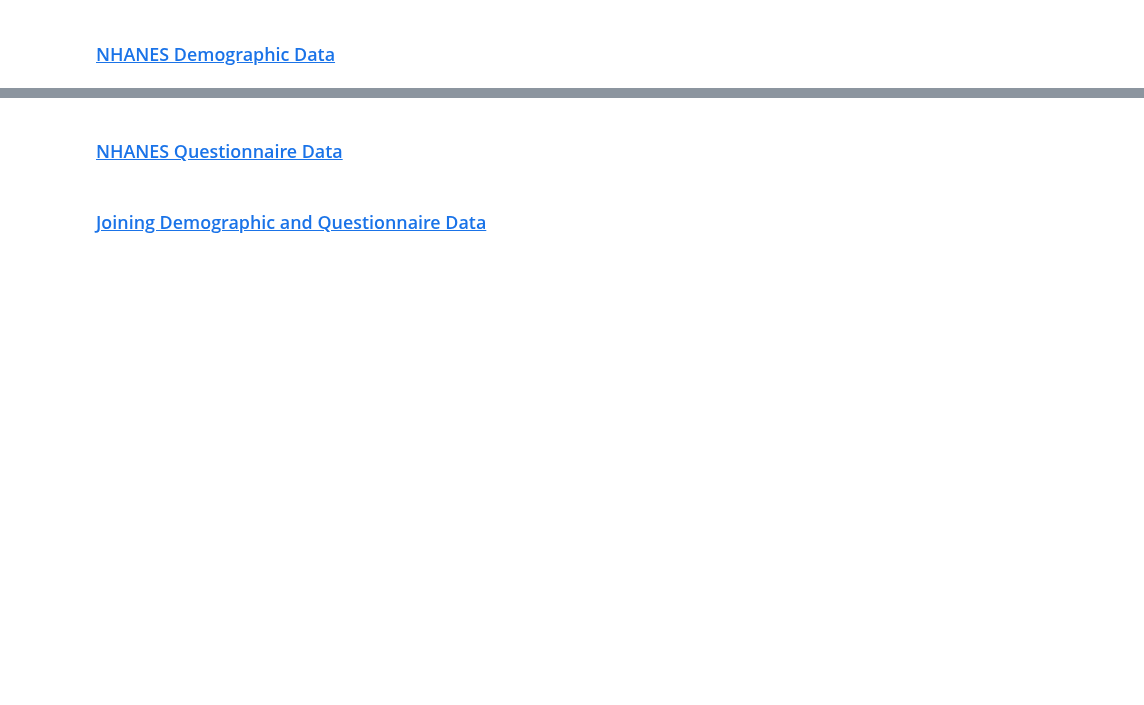
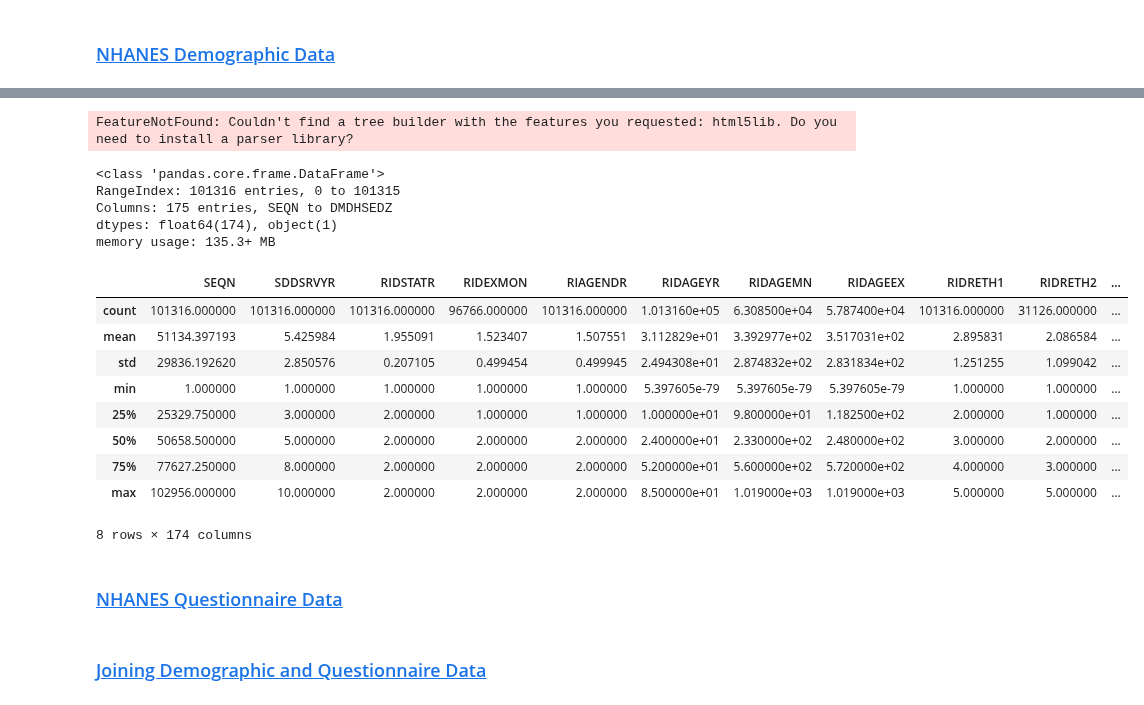
Before and after one commit to kkrusere/NHANES-Data-Visualization-Dashboard-on-Health-Disparities-and-Inequities, a Jupyter notebook: Health-Disparities.ipynb, the cells around one changed output, grey strips where cells are left out. Cells and saved outputs as stored; diff of their text form; code cells hidden in the pictures; blank space fills up the shorter version.

```diff
--- a/Health-Disparities.ipynb
+++ b/Health-Disparities.ipynb
@@ -92,0 +129,4 @@ nhanes_data_api = NHANESDataAPI()
+# %%
+#we are now ging to retrierve all the demographic data from 1999 to 2018
+demo_dataframe = nhanes_data_api.retrieve_data(data_category='demographics', cycle='1999-2018', filename='Demographic Variables & Sample Weights')
+demo_dataframe.head(5)
@@ -92,0 +141,4 @@ nhanes_data_api = NHANESDataAPI()
+# %%
+#first we change the datatype of the `SEQN` column from float to just an object or a string
+demo_dataframe['SEQN'] = demo_dataframe['SEQN'].astype(int)
+demo_dataframe['SEQN'] = demo_dataframe['SEQN'].astype(str)
@@ -92,0 +374,3 @@ nhanes_data_api = NHANESDataAPI()
+# %%
+#we are going to drop the columns from our main demo_dataframe
+demo_dataframe = demo_dataframe.drop(columns=list_of_variables_to_be_removed)
@@ -93,3 +453,45 @@ nhanes_data_api = NHANESDataAPI()
+# %%
+
+url = f"https://wwwn.cdc.gov/Nchs/Nhanes/{cycle_year}/{data_File_Name}.htm"
+req = requests.get(url)
+content = req.text
+soup = BeautifulSoup(content, 'html5lib')
+
+mydivs = soup.find_all("div", {"class": "pagebreak"})
+for i, div in enumerate(mydivs):
+    x = div.find_all_next()
+    variable = x[0]["id"]
+    if variable in variable_list:
+        variable_sas_label[variable] = x[5].text
+        variable_English_Text[variable] = {x[7].text}
+        if div.find("table") is not None:
+            #pd.read_html with flavor='bs4' to read the HTML table
+            table = pd.read_html(str(div.find('table')), flavor='bs4')[0]
+            varibale_code_table[variable] = table
+# %% [output]
+FeatureNotFound: Couldn't find a tree builder with the features you requested: html5lib. Do you need to install a parser library?
+# %%
+#we need to do a lot of cleanup on the data, and we are going to do some descriptive statistics on the dataframe
+demo_dataframe.info()
+# %% [output]
+<class 'pandas.core.frame.DataFrame'>
+RangeIndex: 101316 entries, 0 to 101315
+Columns: 175 entries, SEQN to DMDHSEDZ
+dtypes: float64(174), object(1)
+memory usage: 135.3+ MB
+# %%
+demo_dataframe.describe()
+# %% [output]
+|  | SEQN | SDDSRVYR | RIDSTATR | RIDEXMON | RIAGENDR | RIDAGEYR | RIDAGEMN | RIDAGEEX | RIDRETH1 | RIDRETH2 | ... |
+| count | 101316.000000 | 101316.000000 | 101316.000000 | 96766.000000 | 101316.000000 | 1.013160e+05 | 6.308500e+04 | 5.787400e+04 | 101316.000000 | 31126.000000 | ... |
+| mean | 51134.397193 | 5.425984 | 1.955091 | 1.523407 | 1.507551 | 3.112829e+01 | 3.392977e+02 | 3.517031e+02 | 2.895831 | 2.086584 | ... |
+| std | 29836.192620 | 2.850576 | 0.207105 | 0.499454 | 0.499945 | 2.494308e+01 | 2.874832e+02 | 2.831834e+02 | 1.251255 | 1.099042 | ... |
+| min | 1.000000 | 1.000000 | 1.000000 | 1.000000 | 1.000000 | 5.397605e-79 | 5.397605e-79 | 5.397605e-79 | 1.000000 | 1.000000 | ... |
+| 25% | 25329.750000 | 3.000000 | 2.000000 | 1.000000 | 1.000000 | 1.000000e+01 | 9.800000e+01 | 1.182500e+02 | 2.000000 | 1.000000 | ... |
+| 50% | 50658.500000 | 5.000000 | 2.000000 | 2.000000 | 2.000000 | 2.400000e+01 | 2.330000e+02 | 2.480000e+02 | 3.000000 | 2.000000 | ... |
+| 75% | 77627.250000 | 8.000000 | 2.000000 | 2.000000 | 2.000000 | 5.200000e+01 | 5.600000e+02 | 5.720000e+02 | 4.000000 | 3.000000 | ... |
+| max | 102956.000000 | 10.000000 | 2.000000 | 2.000000 | 2.000000 | 8.500000e+01 | 1.019000e+03 | 1.019000e+03 | 5.000000 | 5.000000 | ... |
+8 rows × 174 columns
 # %% [markdown]
 ### [NHANES Questionnaire Data](#nhanes-questionnaire-data)
 # %% [markdown]
```
Also changed, not shown: parts of 20 cells of this notebook, 1 other file.
